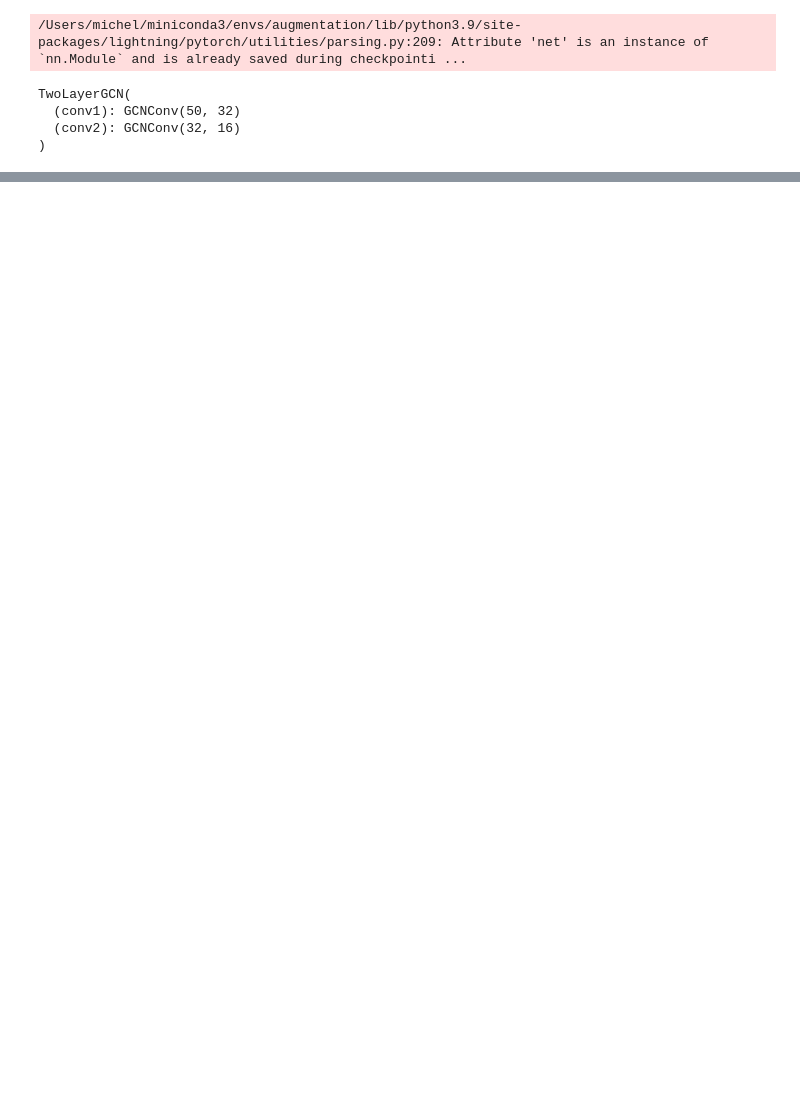
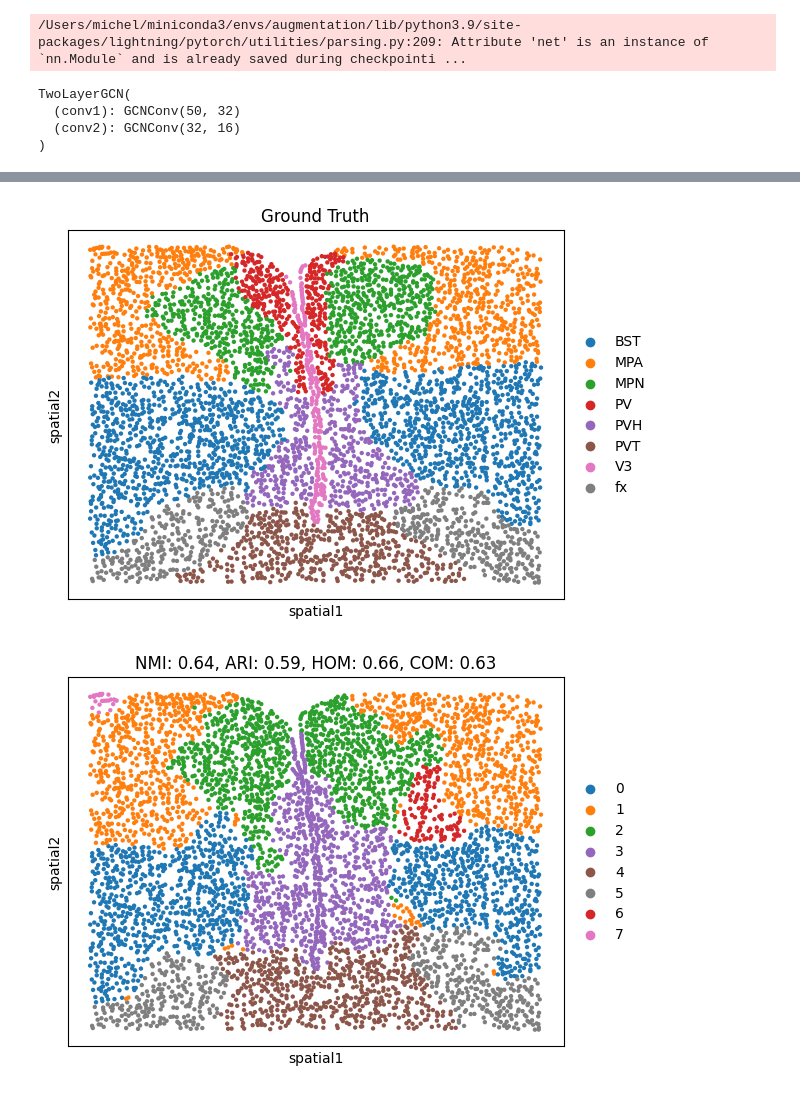
Before and after one commit to BoevaLab/spatial-augmentations, a Jupyter notebook: notebooks/playground.ipynb, the cells around one changed output, grey strips where cells are left out. Drawn from its saved outputs; the diff is of its cells as text; code cells hidden in the pictures; blank space fills up the shorter version.

```diff
--- a/notebooks/playground.ipynb
+++ b/notebooks/playground.ipynb
@@ -144,0 +145,9 @@ Adjusted Rand Index (ARI): 0.4296
+# %%
+merfish5.obsm["spatial"] *= -1
+merfish5.obsm["spatial"][:, 0] *= -1
+
+sc.pl.embedding(merfish5, basis="spatial", color="domain", size=40, title="Ground Truth")
+sc.pl.embedding(merfish5, basis="spatial", color="leiden", size=40, title="NMI: 0.64, ARI: 0.59, HOM: 0.66, COM: 0.63")
+# %% [output]
+[figure, added]
+[figure, added]
```
Also changed, not shown: parts of 15 cells of this notebook, 2 other files.
